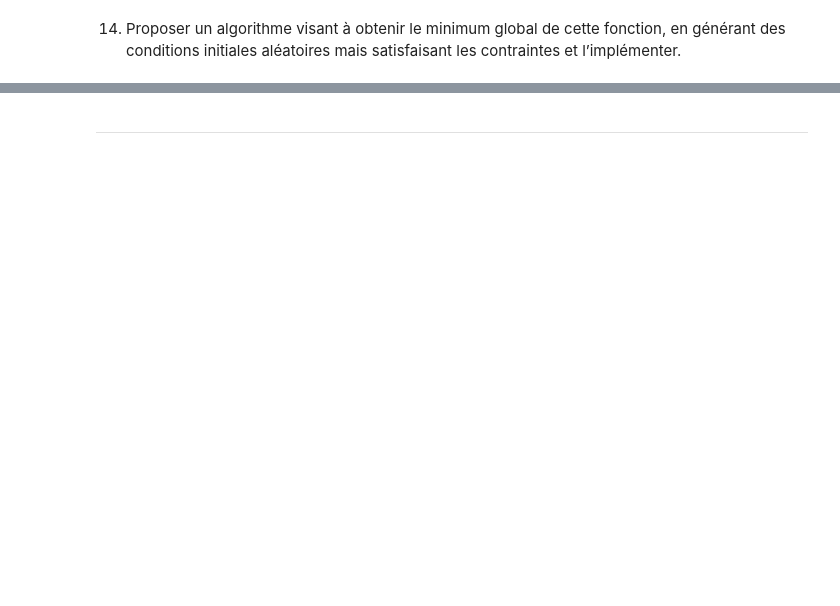
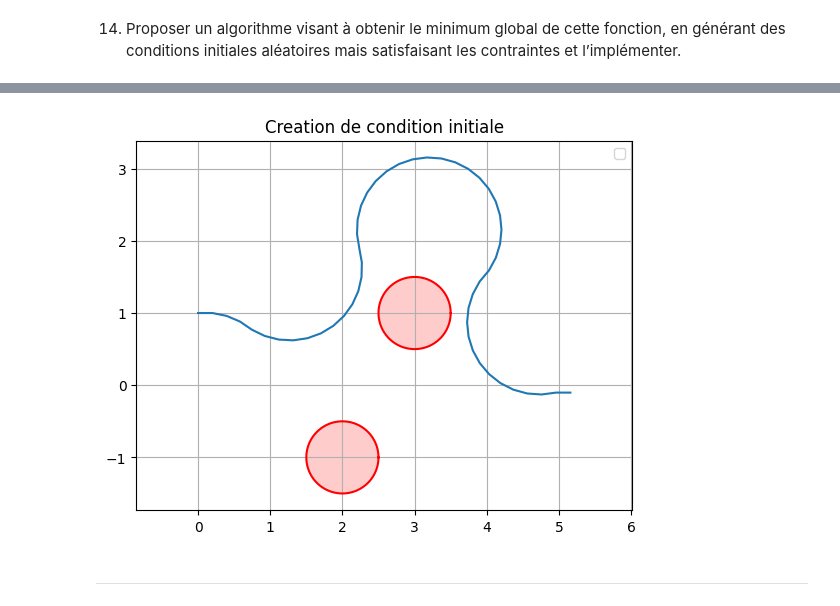
Before and after one commit to jack-evans1/projetOptimEvansMirri, a Jupyter notebook: projetTuyaux.ipynb, the cells around one changed output, grey strips where cells are left out. Drawn from its saved outputs; the diff is of its cells as text; code cells hidden in the pictures; blank space fills up the shorter version.

```diff
--- a/projetTuyaux.ipynb
+++ b/projetTuyaux.ipynb
@@ -746,2 +774,45 @@ où $K_1, K_2 \gg 1$ sont de grands paramètres constants, et où l’on ne cons
+# %%
+K1 = 10
+K2 = 20
+
+
+#nouvelle fonction
+
+def f2(z):
+    s = 0
+    theta = z[3*(N+1):]
+    x = z[:N+1]
+    y = z[N+1 : 2*(N+1)]
+    w = z[2*(N+1):3*(N+1)]
+    for i in range(N+1):
+        s+= w[i]
+    return K1*(x[N]-L/2)**2 + K2*y[N]**2 + ds*s
+
+#Creation de conditions initiales avec f2 et sans c5e (y[N]=0)
+
+zoptQ14 = optimize.minimize(f2, z0al, method='SLSQP',
+                         constraints= [{"type": "ineq", "fun":cPi}, {"type": "ineq", "fun":c1i}, {"type": "ineq", "fun":c2i}, {"type": "ineq", "fun":ci_theta}, {"type": "eq", "fun":c1e}, {"type": "eq", "fun":c2e}, {"type": "eq", "fun":c3e}, {"type": "eq", "fun":c4e}, {"type": "eq", "fun":c6e} , {"type": "eq", "fun":c7e}])
+z_optQ14 = zoptQ14.x
+x_optQ14 = z_optQ14[:N+1]
+y_optQ14 = z_optQ14[N+1 : 2*(N+1)]
+
+
+angle = np.linspace( 0 , 2 * np.pi , 150 )
+
+for point in range(len(P)):
+    xC = P[point][0]+ R[point] * np.cos( angle )
+    yC = P[point][1]+ R[point] * np.sin( angle )
+    plt.plot(xC, yC, color = "red")
+    plt.fill(xC, yC, "red", alpha=0.2)
+
+
+plt.plot(x_optQ14, y_optQ14)
+plt.legend()
+plt.axis('equal')
+plt.grid(True)
+plt.title("Creation de condition initiale")
+plt.show()
+# %% [output]
+[figure, added]
 # %% [markdown]
 ***
```
Also changed, not shown: parts of 8 cells of this notebook.
